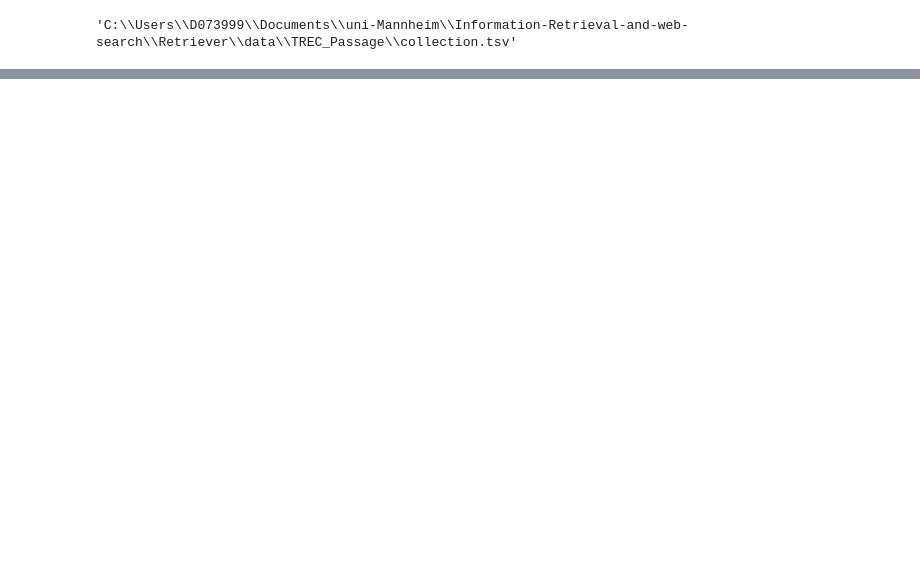
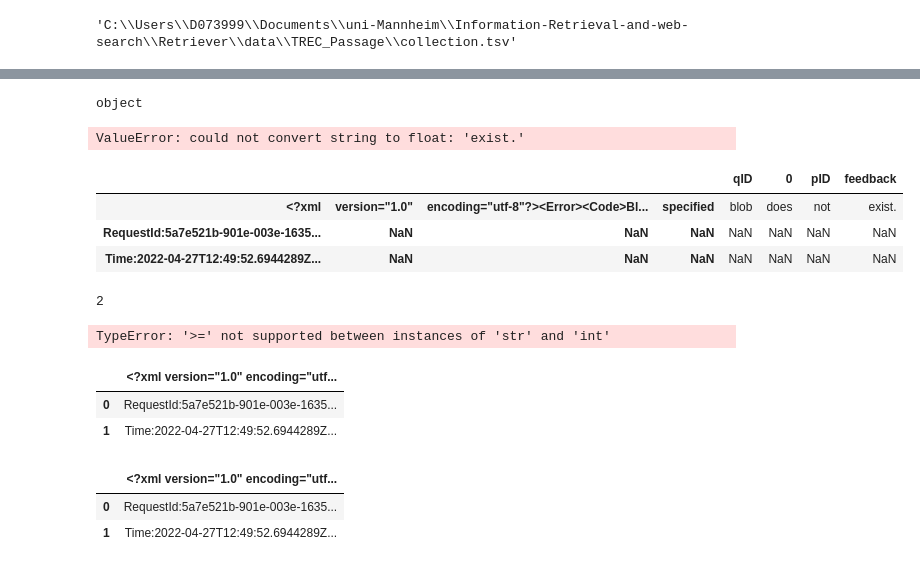
Before and after one commit to tim-grams/Retriever, a Jupyter notebook: notebooks/pipeline.ipynb, the cells around one changed output, grey strips where cells are left out. Cells and saved outputs as stored; diff of their text form; code cells hidden in the pictures; blank space fills up the shorter version.

```diff
--- a/notebooks/pipeline.ipynb
+++ b/notebooks/pipeline.ipynb
@@ -32,0 +61,9 @@ TypeError: '>=' not supported between instances of 'str' and 'int'
+# %%
+
+pipeline.features = import_training_set(path, list(pipeline.collection['pID']))
+pipeline.qrels = import_qrels(path, list(pipeline.collection['pID']))
+pipeline.queries, pipeline.queries_test = import_queries(path, list(pipeline.features['qID']), list(pipeline.qrels['qID']))
+pipeline.save()
+# %% [output]
+object
+ValueError: could not convert string to float: 'exist.'
@@ -32,0 +84,18 @@ TypeError: '>=' not supported between instances of 'str' and 'int'
+# %%
+col_names = ["qID", "0", "pID", "feedback"]
+df_test = pd.read_csv('data/TREC_Passage/2019qrels-pass.txt', sep=" ", names=col_names, header=None)
+df_test
+# %% [output]
+|  |  |  |  | qID | 0 | pID | feedback |
+| <?xml | version="1.0" | encoding="utf-8"?><Error><Code>Bl... | specified | blob | does | not | exist. |
+| RequestId:5a7e521b-901e-003e-1635... | NaN | NaN | NaN | NaN | NaN | NaN | NaN |
+| Time:2022-04-27T12:49:52.6944289Z... | NaN | NaN | NaN | NaN | NaN | NaN | NaN |
+# %%
+df_test['feedback'].isnull().sum()
+# %% [output]
+2
+# %%
+df_test = df_test[df_test['feedback'] >= 1]
+df_test
+# %% [output]
+TypeError: '>=' not supported between instances of 'str' and 'int'
@@ -32,0 +104,6 @@ TypeError: '>=' not supported between instances of 'str' and 'int'
+# %%
+file
+# %% [output]
+|  | <?xml version="1.0" encoding="utf... |
+| 0 | RequestId:5a7e521b-901e-003e-1635... |
+| 1 | Time:2022-04-27T12:49:52.6944289Z... |
@@ -33,3 +112,10 @@ TypeError: '>=' not supported between instances of 'str' and 'int'
+# %%
+file = pd.read_csv('data/TREC_Passage/2019qrels-pass.txt',  list(pipeline.collection['pID']))
+file
+# %% [output]
+|  | <?xml version="1.0" encoding="utf... |
+| 0 | RequestId:5a7e521b-901e-003e-1635... |
+| 1 | Time:2022-04-27T12:49:52.6944289Z... |
 # %%
 pipeline.preprocess()
 # %%
```
Also changed, not shown: parts of 12 cells of this notebook, 6 other files.
